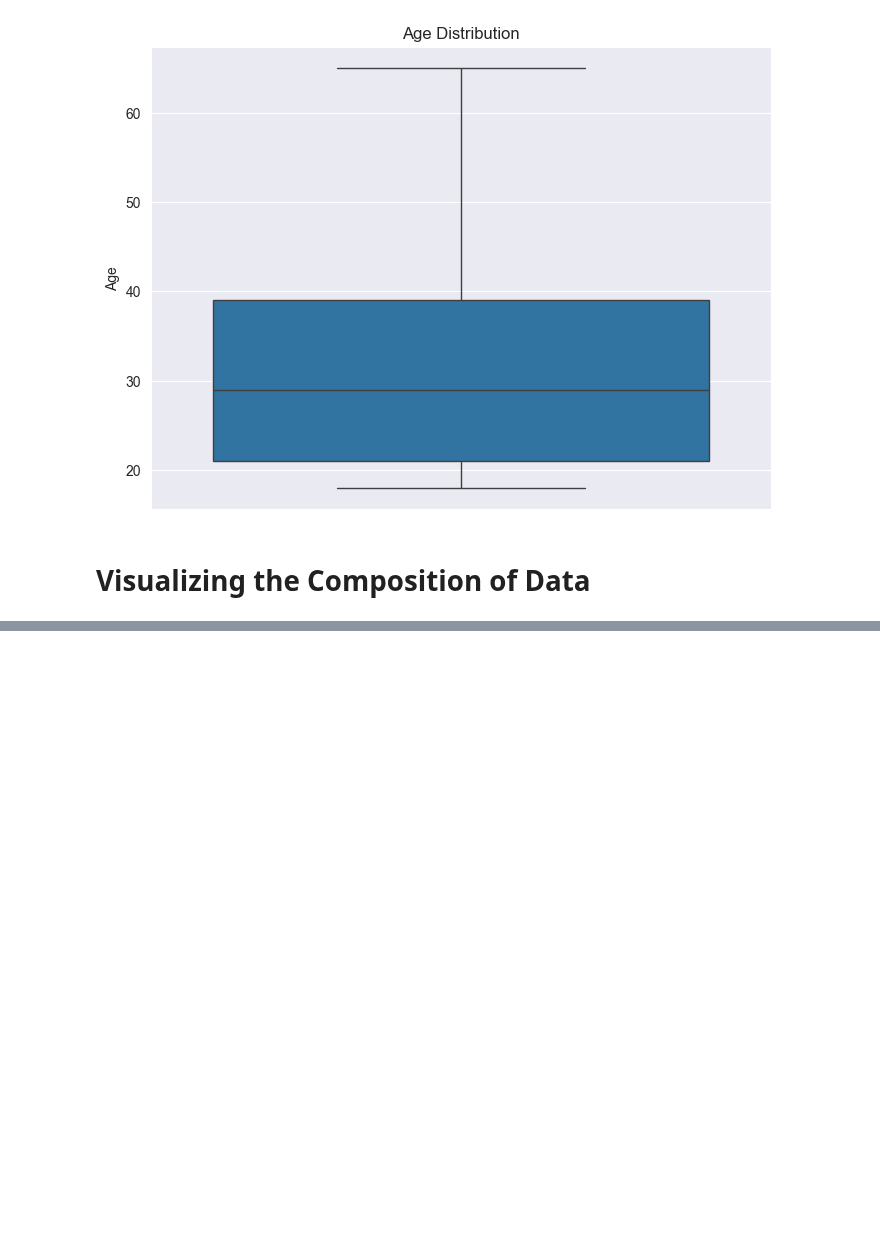
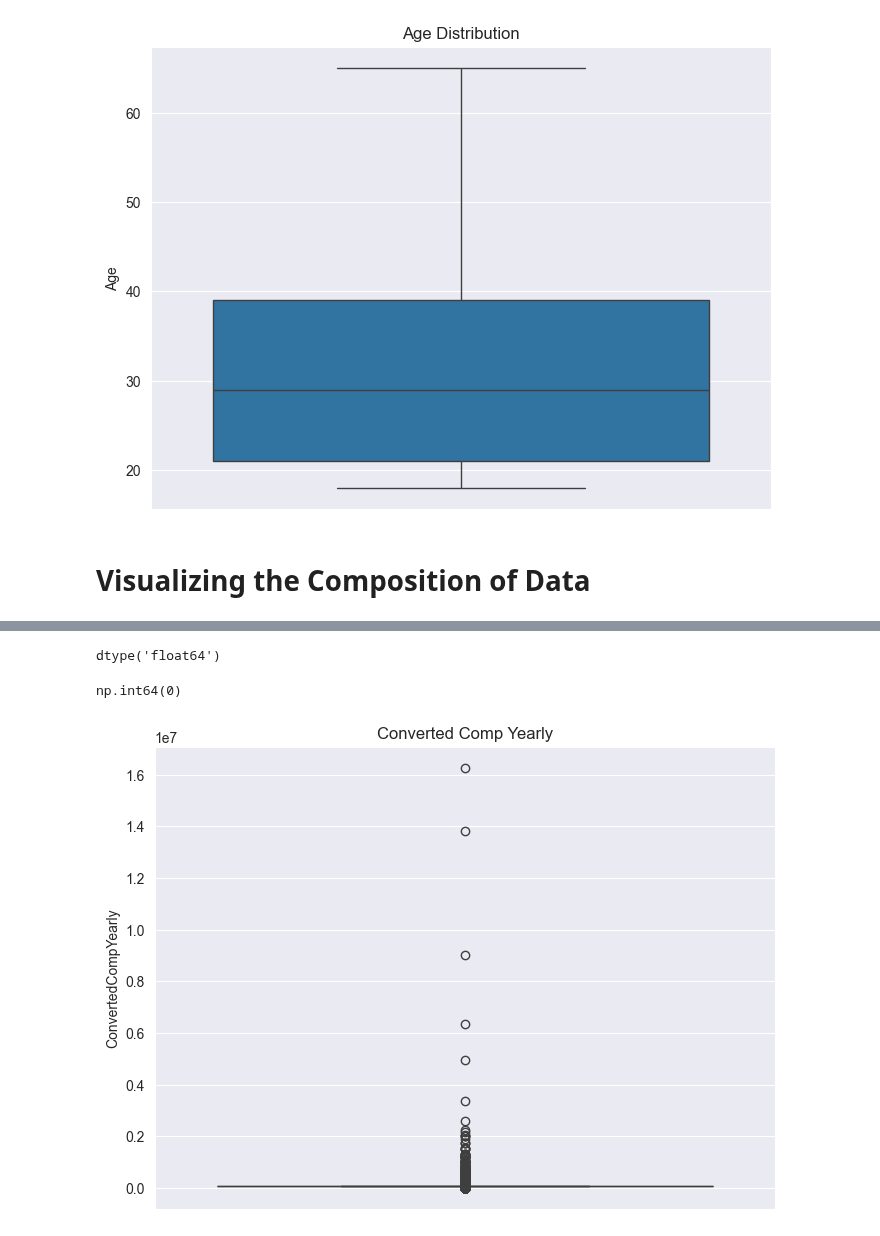
Before and after one commit to Hasan082/Data-Analysis, a Jupyter notebook: Capstone_project/Box_Plots.ipynb, the cells around one changed output, grey strips where cells are left out. Saved outputs shown, nothing was run; the diff lists cells and outputs as text; code cells hidden in the pictures; blank space fills up the shorter version.

Commit message:
Showed Converted Comp Yearly box plot done

```diff
--- a/Capstone_project/Box_Plots.ipynb
+++ b/Capstone_project/Box_Plots.ipynb
@@ -201,0 +212,5 @@ plt.show()
+# %%
+# CHeck type
+df['ConvertedCompYearly'].dtypes
+# %% [output]
+dtype('float64')
@@ -201,0 +219,8 @@ plt.show()
+# %%
+df['ConvertedCompYearly'] = df['ConvertedCompYearly'].fillna(df['ConvertedCompYearly'].median())
+# %%
+# gain check any more missing value
+missing_con_comp = df['ConvertedCompYearly'].isnull().sum()
+missing_con_comp
+# %% [output]
+np.int64(0)
@@ -201,0 +229,7 @@ plt.show()
+# %%
+plt.figure(figsize=(8, 6))
+sns.boxplot(y=df['ConvertedCompYearly'])
+plt.title('Converted Comp Yearly')
+plt.show()
+# %% [output]
+[figure, added]
```
Also changed, not shown: parts of 6 cells of this notebook.
